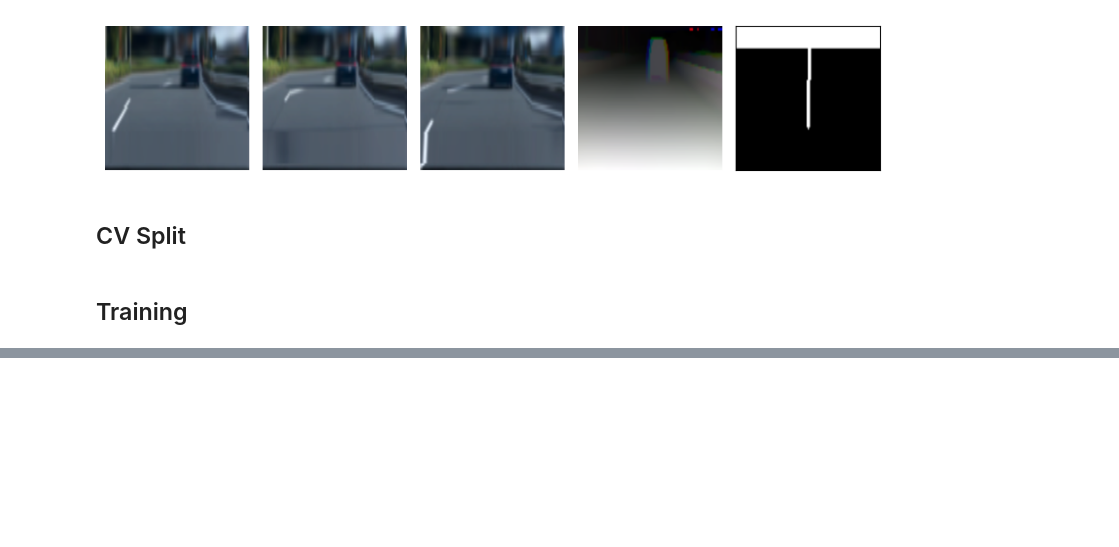
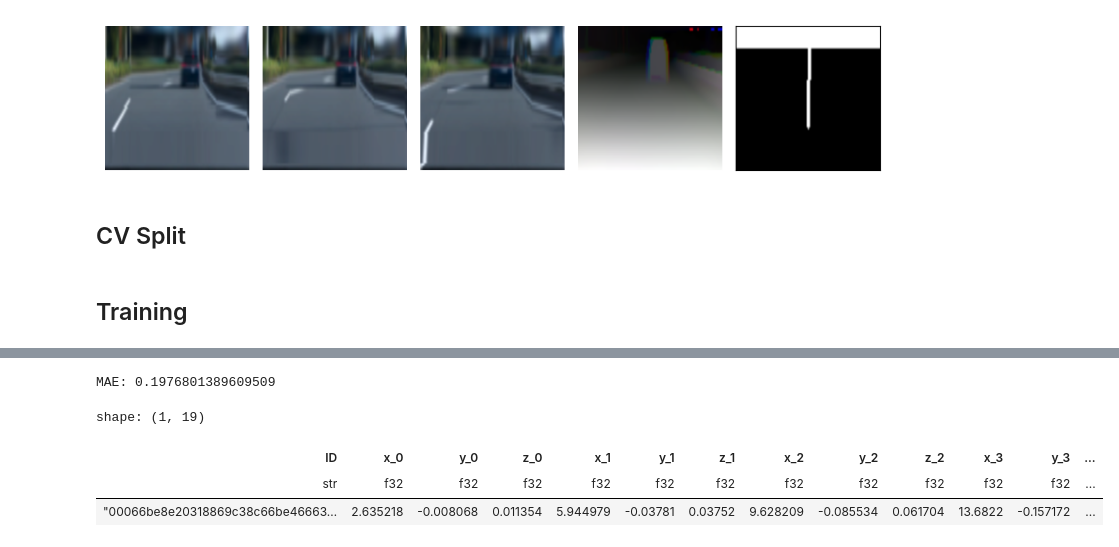
Before and after one commit to penguin-prg/atmacup18, a Jupyter notebook: train/cnn.ipynb, the cells around one changed output, grey strips where cells are left out. Cells and saved outputs as stored; diff of their text form; code cells hidden in the pictures; blank space fills up the shorter version.

```diff
--- a/train/cnn.ipynb
+++ b/train/cnn.ipynb
@@ -126,7 +126,7 @@ from const import TARGET_COLS
 IMAGE_CACHE = {}
 
 AUG_PROB = 0.5
-IMG_SIZE = 192
+IMG_SIZE = 256
 
 train_aug = [
     A.RandomBrightnessContrast(
@@ -284,10 +284,9 @@ class Atma18CnnModel(nn.Module):
         model_name="resnet18d",
         pretrained: bool = True,
         in_chans: int = 3,
-        hidden_dim: int = 128,
+        hidden_dim: int = 2048,
         output_dim: int = 1,
         dropout: float = 0.0,
-        num_layer: int = 2,
     ):
         super().__init__()
 
@@ -299,16 +298,9 @@ class Atma18CnnModel(nn.Module):
         )
         self.in_features = self.backbone.num_features
 
-        if num_layer == 2:
-            self.meta_mlp = nn.Sequential(
-                nn.Linear(meta_dim, hidden_dim),
-            )
-        elif num_layer == 3:
-            self.meta_mlp = nn.Sequential(
-                nn.Linear(meta_dim, hidden_dim),
-                nn.ReLU(),
-                nn.Linear(hidden_dim, hidden_dim),
-            )
+        self.meta_mlp = nn.Sequential(
+            nn.Linear(meta_dim, hidden_dim),
+        )
 
         self.head = nn.Sequential(
             nn.ReLU(),
@@ -336,10 +328,7 @@ import gc
 import torch
 import torch.nn as nn
 import torch.optim as optim
-from IPython.display import clear_output, display
 from penguinml.nn.utils.dataloader import get_dataloaders
 from penguinml.nn.utils.trainer import Trainer
 from torchmetrics import MeanAbsoluteError, MetricCollection
 from transformers import get_cosine_schedule_with_warmup
-
-pl.Config.set_tbl_rows(50)
@@ -514,0 +431,15 @@ FileNotFoundError: [Errno 2] No such file or directory: 'best_model_fold1.pth'
+# %%
+oof_df = pl.concat(oof_dfs).sort("ID")
+train = train.sort("ID")
+
+mae = np.mean(np.abs(oof_df[TARGET_COLS].to_numpy() - train.filter(~pl.col("submit"))[TARGET_COLS].to_numpy()))
+print(f"MAE: {mae}")
+
+oof_df.write_csv(os.path.join(CFG["output_dir"], "oof.csv"))
+oof_df.head(1)
+# %% [output]
+MAE: 0.1976801389609509
+shape: (1, 19)
+| ID | x_0 | y_0 | z_0 | x_1 | y_1 | z_1 | x_2 | y_2 | z_2 | x_3 | y_3 | ... |
+| str | f32 | f32 | f32 | f32 | f32 | f32 | f32 | f32 | f32 | f32 | f32 | ... |
+| "00066be8e20318869c38c66be46663… | 2.635218 | -0.008068 | 0.011354 | 5.944979 | -0.03781 | 0.03752 | 9.628209 | -0.085534 | 0.061704 | 13.6822 | -0.157172 | ... |
```
Also changed, not shown: parts of 4 cells of this notebook, 2 other files.
